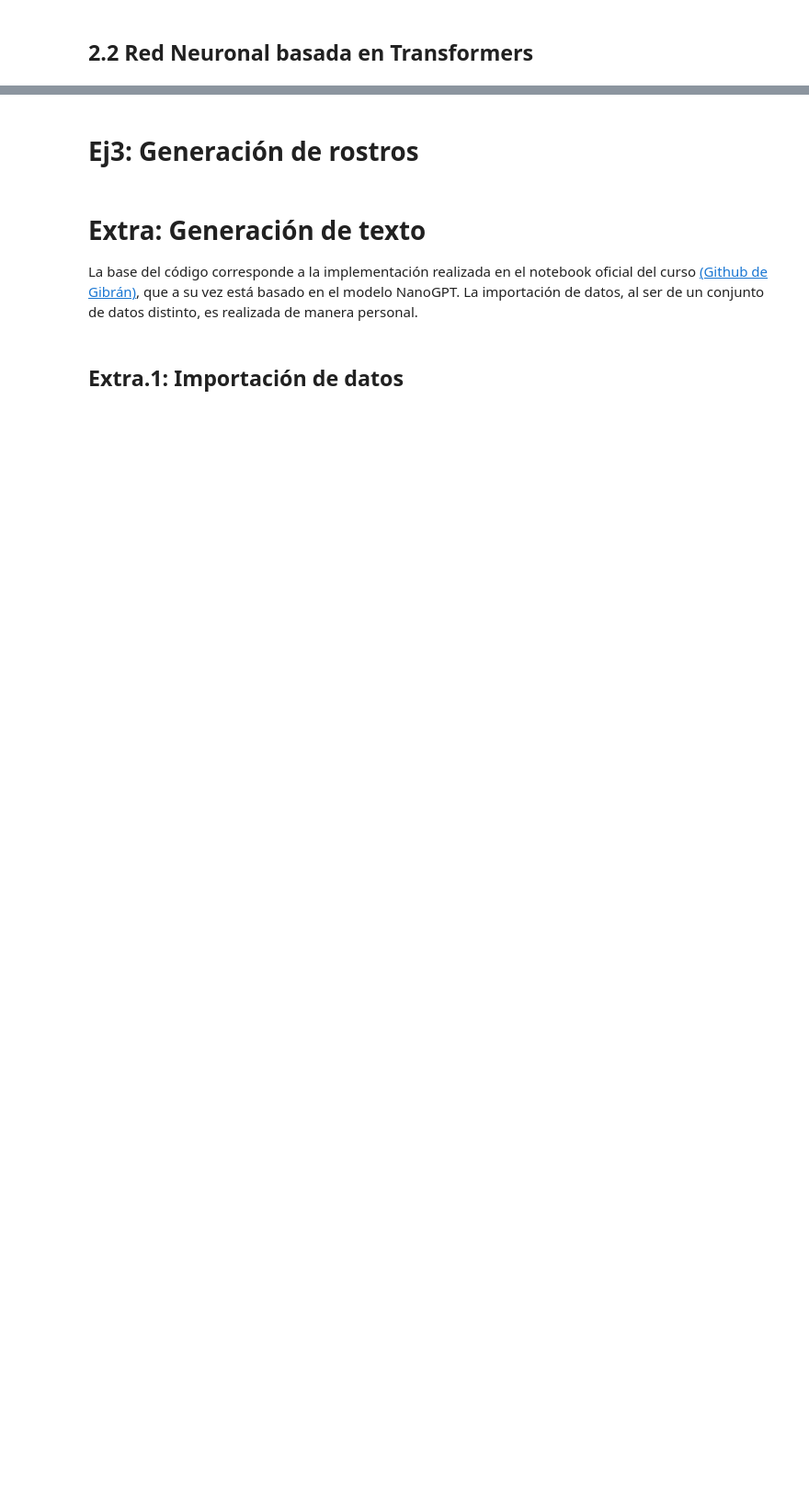
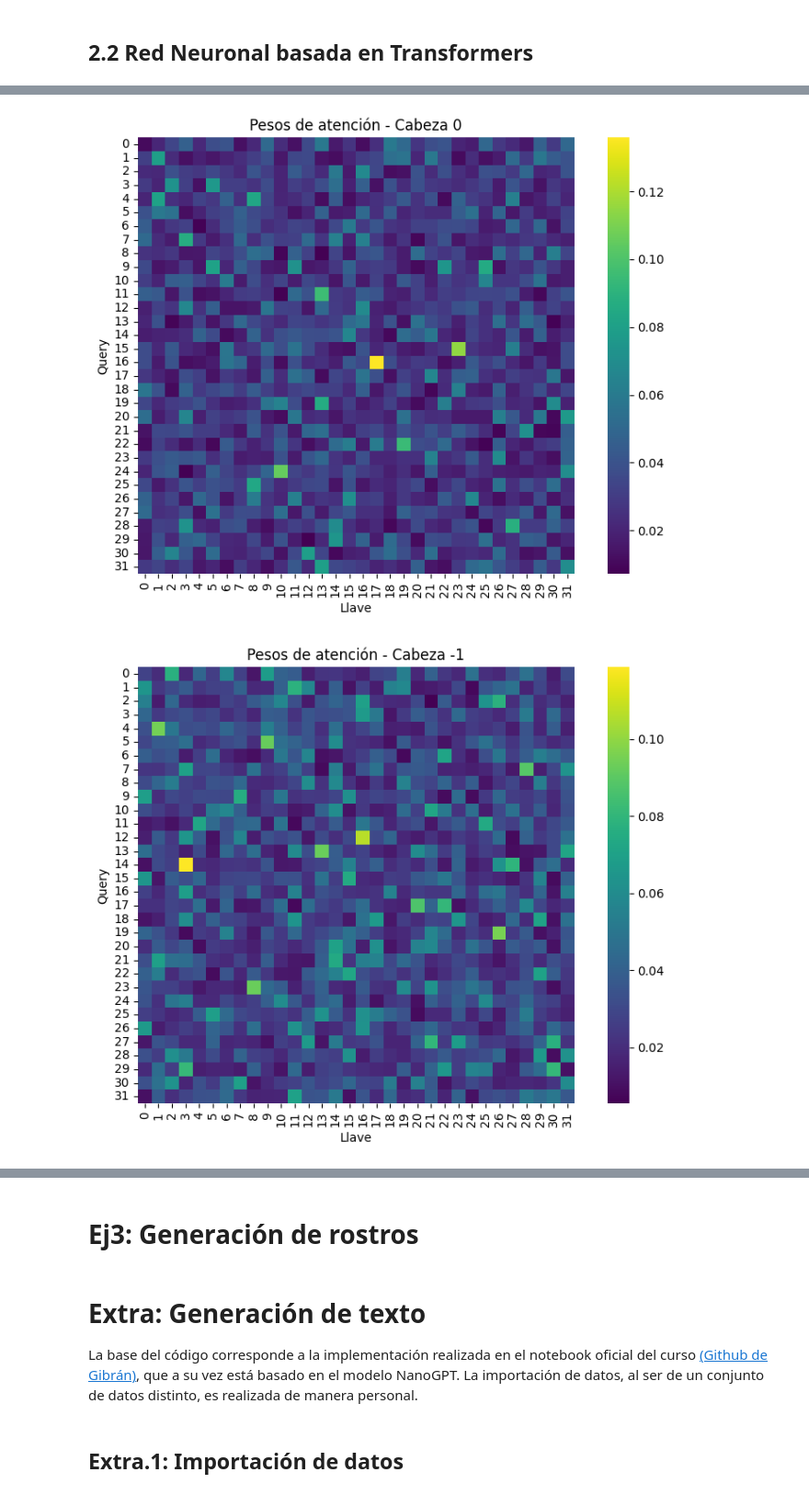
Before and after one commit to Kurocaguama/PCIC, a Jupyter notebook: Aprendizaje profundo/Tarea 3 Atención y Generativos.ipynb, the cells around one changed output, grey strips where cells are left out. Shown at 92% size. Cells and saved outputs as stored; diff of their text form; code cells hidden in the pictures; blank space fills up the shorter version.

```diff
--- a/Aprendizaje profundo/Tarea 3 Atención y Generativos.ipynb
+++ b/Aprendizaje profundo/Tarea 3 Atención y Generativos.ipynb
@@ -137,18 +137,18 @@ class RedNeuronal(nn.Module):
         self.proc1 = nn.TransformerEncoder(self.enc_layer, num_layers = 1)
         self.proc2 = nn.TransformerDecoder(self.dec_layer, num_layers = 1)
         self.classification = nn.Linear(16000, NUM_CLASSES)
-        #self.softmax = nn.Softmax(dim = 10)
+        self.softmax = nn.Softmax(dim = 1)
 
     def forward(self, x):
         enc = self.proc1(x)
         dec = self.proc2(enc,enc)
-        logits = self.classification(dec)
-        return logits
+        last_token = dec[-1, :, :]
+        logits = self.classification(last_token) # New value
+        softmax = self.softmax(logits)
+        output = softmax.argmax(1)
+        return output
 
 red_cabrona = RedNeuronal()
-actual_logits = red_cabrona(x) # Ejecutamos una sola pasada
-pred_proba = nn.Softmax(dim=1)(actual_logits)
-y_pred = pred_proba.argmax(1)
-print(red_cabrona)
-print("Clase predicha: {}".format(y_pred))
+actual_logits = red_cabrona(x)
+print(actual_logits)
 # %% [output]
@@ -220,4 +206,60 @@ def test_loop(dataloader, model, lf):
     test_loss /= num_batches
     correct /= size
     print(f"Test Error: \n Accuracy: {(100*correct):>0.1f}%, Avg loss: {test_loss:>8f} \n")
+# %%
+import torch
+import matplotlib.pyplot as plt
+import seaborn as sns
+
+def visualize_attention(model, input_data):
+    """
+    Extracts and visualizes attention weights from the encoder layer
+
+    Args:
+        model: Your RedNeuronal model
+        input_data: Input tensor of shape [seq_len, batch, d_model]
+    """
+    model.eval()
+
+    with torch.no_grad():
+        attn_weights = []
+
+        def hook_fn(module, input, output):
+            pass
+
+        attn_output, attn_weights = model.enc_layer.self_attn(
+            input_data,
+            input_data,
+            input_data,
+            need_weights=True,
+            average_attn_weights=False  # Get all heads
+        )
+
+        return attn_weights
+
+def plot_attention_heads(attn_weights, head_idx=0):
+    """
+    Plot attention weights for a specific head
+
+    Args:
+        attn_weights: shape [batch, num_heads, seq_len, seq_len]
+        head_idx: which attention head to visualize
+    """
+    attn = attn_weights[0, head_idx].cpu().numpy()
+
+    plt.figure(figsize=(8, 6))
+    sns.heatmap(attn, cmap='viridis', annot=False, square=True)
+    plt.xlabel('Llave')
+    plt.ylabel('Query')
+    plt.title(f'Pesos de atención - Cabeza {head_idx}')
+    plt.tight_layout()
+    plt.show()
+
+input_data = torch.randn(32, 1, 16000)  # [seq_len, batch, d_model]
+attn_weights = visualize_attention(red_cabrona, input_data)
+plot_attention_heads(attn_weights, head_idx=0)
+plot_attention_heads(attn_weights, head_idx=-1)
+# %% [output]
+[figure, added]
+[figure, added]
 # %%
```
Also changed, not shown: parts of 7 cells of this notebook.
